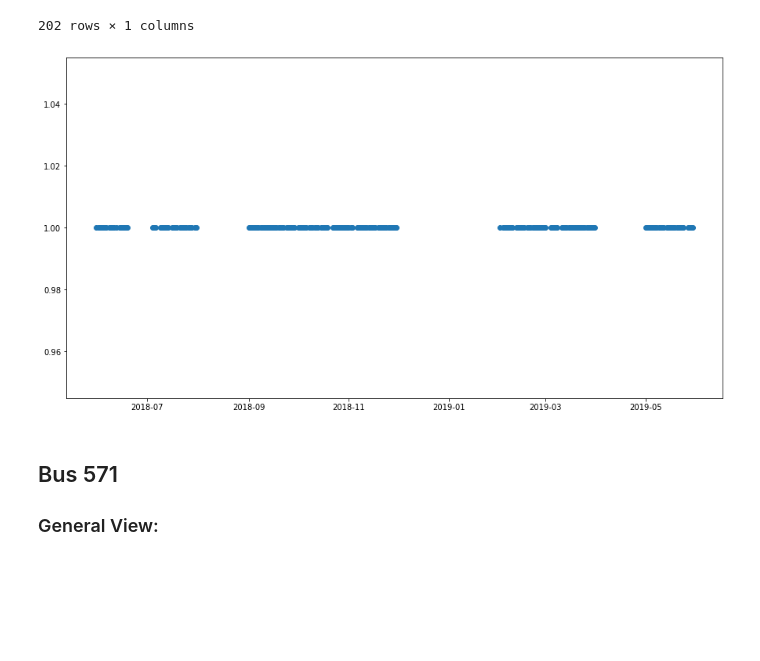
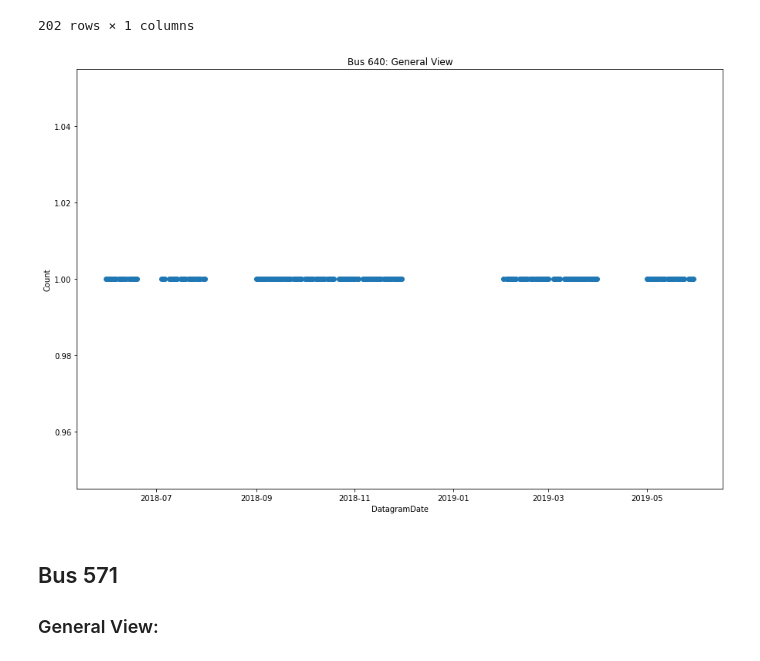
Before and after one commit to manuelq12/PDG-AVIOM-BUS_DIGITAL_TWIN, a Jupyter notebook: Analisis_Exploratorio/Python/AnalisisExploratorio.ipynb, the cells around one changed output. Saved outputs shown, nothing was run; the diff lists cells and outputs as text; code cells hidden in the pictures; blank space fills up the shorter version.

```diff
--- a/Analisis_Exploratorio/Python/AnalisisExploratorio.ipynb
+++ b/Analisis_Exploratorio/Python/AnalisisExploratorio.ipynb
@@ -313,12 +331,15 @@ dfBus2_1
 # %%
 size = dfBus2_1.size
 y2 = [(x/x) for x in range (1,size+1)]
 x2 = dfBus2_1['DatagramDate']
 fig,ax2 = plt.subplots()
 ax2.scatter(x2,y2)
+ax2.set_xlabel("DatagramDate")
+ax2.set_ylabel("Count")
+ax2.set_title("Bus 640: General View")
 plt.show()
 # %% [output]
-[figure, old version]
+[figure, new version]
 # %% [markdown]
 ## Bus 571
 
```
Also changed, not shown: parts of 12 cells of this notebook.
